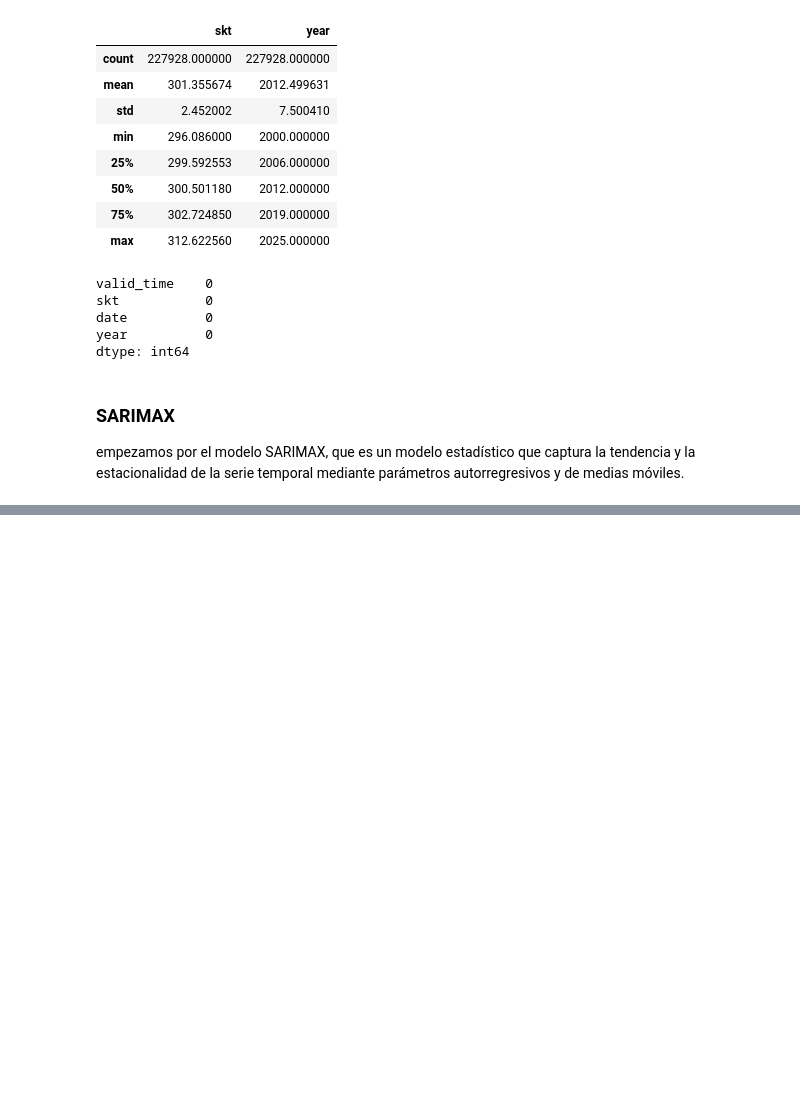
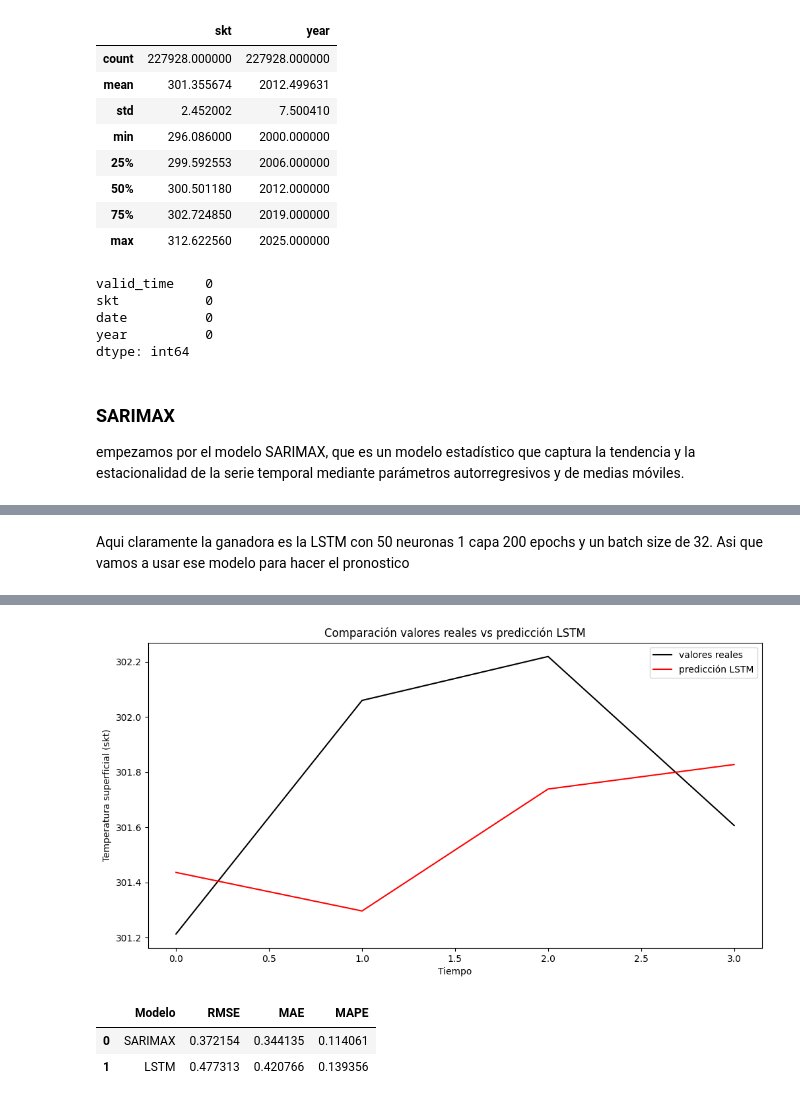
Before and after one commit to AlexSG29/Modelos_Econometricos, a Jupyter notebook: ultimo taller/taller.ipynb, the cells around one changed output, grey strips where cells are left out. Drawn from its saved outputs; the diff is of its cells as text; code cells hidden in the pictures; blank space fills up the shorter version.

```diff
--- a/ultimo taller/taller.ipynb
+++ b/ultimo taller/taller.ipynb
@@ -141,0 +310,47 @@ empezamos por el modelo SARIMAX, que es un modelo estadístico que captura la te
+# %% [markdown]
+Aqui claramente la ganadora es la LSTM con 50 neuronas 1 capa  200 epochs y un batch size de 32. Asi que vamos a usar ese modelo para hacer el pronostico
+# %%
+
+# escalar los datos
+scaler = MinMaxScaler(feature_range=(0, 1))
+scaled_train = scaler.fit_transform(train['skt'].values.reshape(-1, 1))
+scaled_test = scaler.transform(test['skt'].values.reshape(-1, 1))
+
+# función para crear dataset con ventanas de tiempo
+def create_dataset(data, look_back=1):
+    X, y = [], []
+    for i in range(len(data) - look_back):
+        X.append(data[i:(i + look_back), 0])
+        y.append(data[i + look_back, 0])
+    return np.array(X), np.array(y)
+
+# look_back fijo en 1
+look_back = 1
+X_train, y_train = create_dataset(scaled_train, look_back)
+X_train = X_train.reshape((X_train.shape[0], look_back, 1))
+X_test, y_test = create_dataset(scaled_test, look_back)
+X_test = X_test.reshape((X_test.shape[0], look_back, 1))
+
+# construir el modelo LSTM ganador
+model_lstm = Sequential()
+model_lstm.add(LSTM(100, activation='relu', input_shape=(look_back, 1)))
+model_lstm.add(Dense(1))
+model_lstm.compile(optimizer='adam', loss='mse')
+
+# entrenar el modelo
+model_lstm.fit(X_train, y_train, epochs=200, batch_size=32, verbose=0)
+
+# predicciones sobre el conjunto de prueba
+pred_lstm = model_lstm.predict(X_test)
+pred_lstm = scaler.inverse_transform(pred_lstm)
+
+# graficar resultados
+plt.figure(figsize=(12,6))
+plt.plot(test['skt'][look_back:].values, label='valores reales', color='black')
+plt.plot(pred_lstm.flatten(), label='predicción LSTM', color='red')
+plt.title('Comparación valores reales vs predicción LSTM')
+plt.xlabel('Tiempo')
+plt.ylabel('Temperatura superficial (skt)')
+plt.legend()
+plt.show()
+# %% [output]
@@ -141,0 +358,29 @@ empezamos por el modelo SARIMAX, que es un modelo estadístico que captura la te
+[figure, added]
+# %%
+# finalmente hagamos un resumen haciendo una tabla con los resultados de los modelos SARIMAX y LSTM midiendo RMSE, MAE y MAPE
+y_true_sarimax = test['skt'].values
+y_pred_sarimax = pred_sarimax.values
+
+y_true_lstm = test['skt'][look_back:].values
+y_pred_lstm = pred_lstm.flatten()
+
+results = [
+    {
+        "Modelo": "SARIMAX",
+        "RMSE": np.sqrt(mean_squared_error(y_true_sarimax, y_pred_sarimax)),
+        "MAE": mean_absolute_error(y_true_sarimax, y_pred_sarimax),
+        "MAPE": (np.abs((y_true_sarimax - y_pred_sarimax) / (y_true_sarimax + 1e-8)).mean()) * 100
+    },
+    {
+        "Modelo": "LSTM",
+        "RMSE": np.sqrt(mean_squared_error(y_true_lstm, y_pred_lstm)),
+        "MAE": mean_absolute_error(y_true_lstm, y_pred_lstm),
+        "MAPE": (np.abs((y_true_lstm - y_pred_lstm) / (y_true_lstm + 1e-8)).mean()) * 100
+    }
+]
+
+pd.DataFrame(results)
+# %% [output]
+|  | Modelo | RMSE | MAE | MAPE |
+| 0 | SARIMAX | 0.372154 | 0.344135 | 0.114061 |
+| 1 | LSTM | 0.477313 | 0.420766 | 0.139356 |
```
Also changed, not shown: parts of 11 cells of this notebook.
